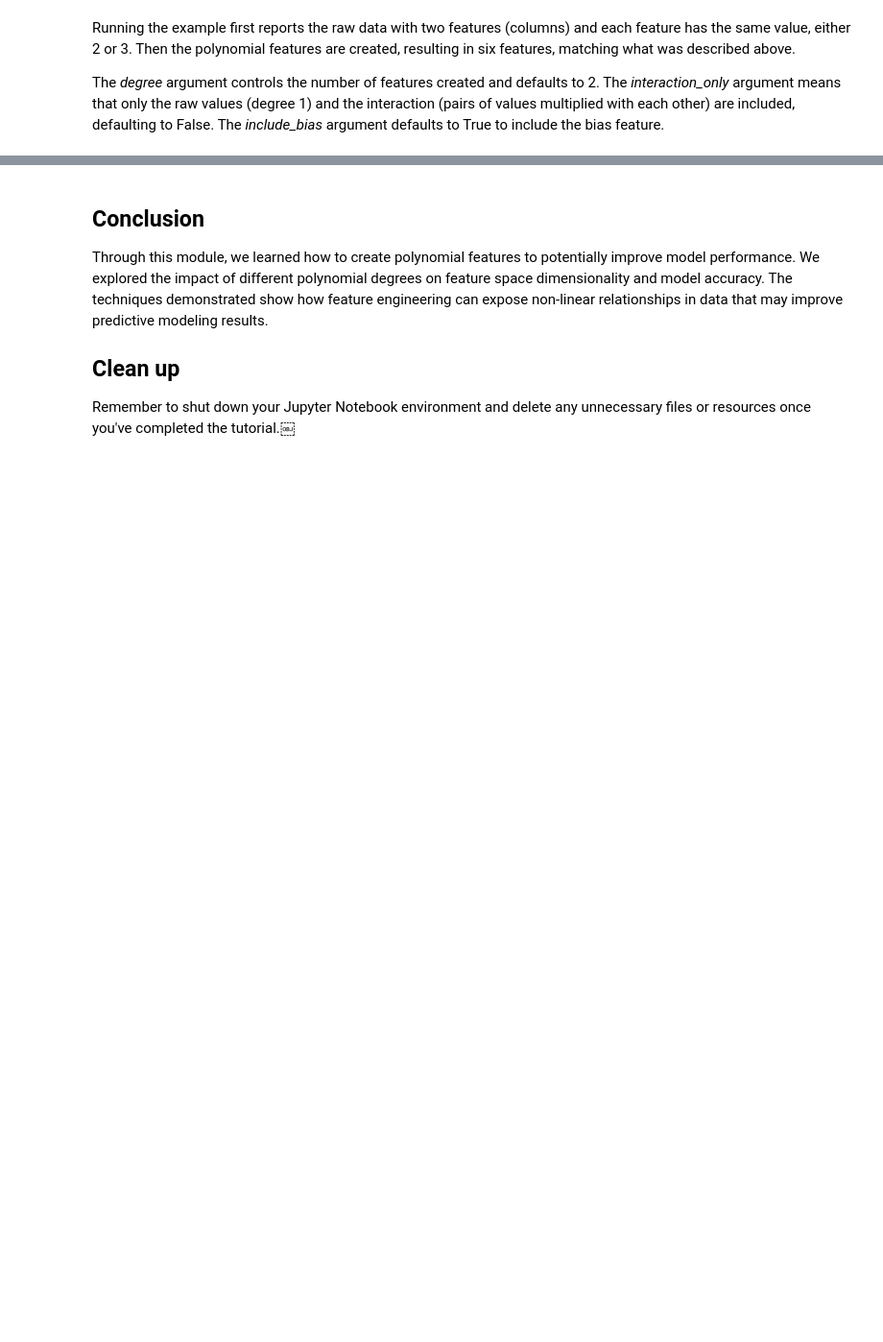
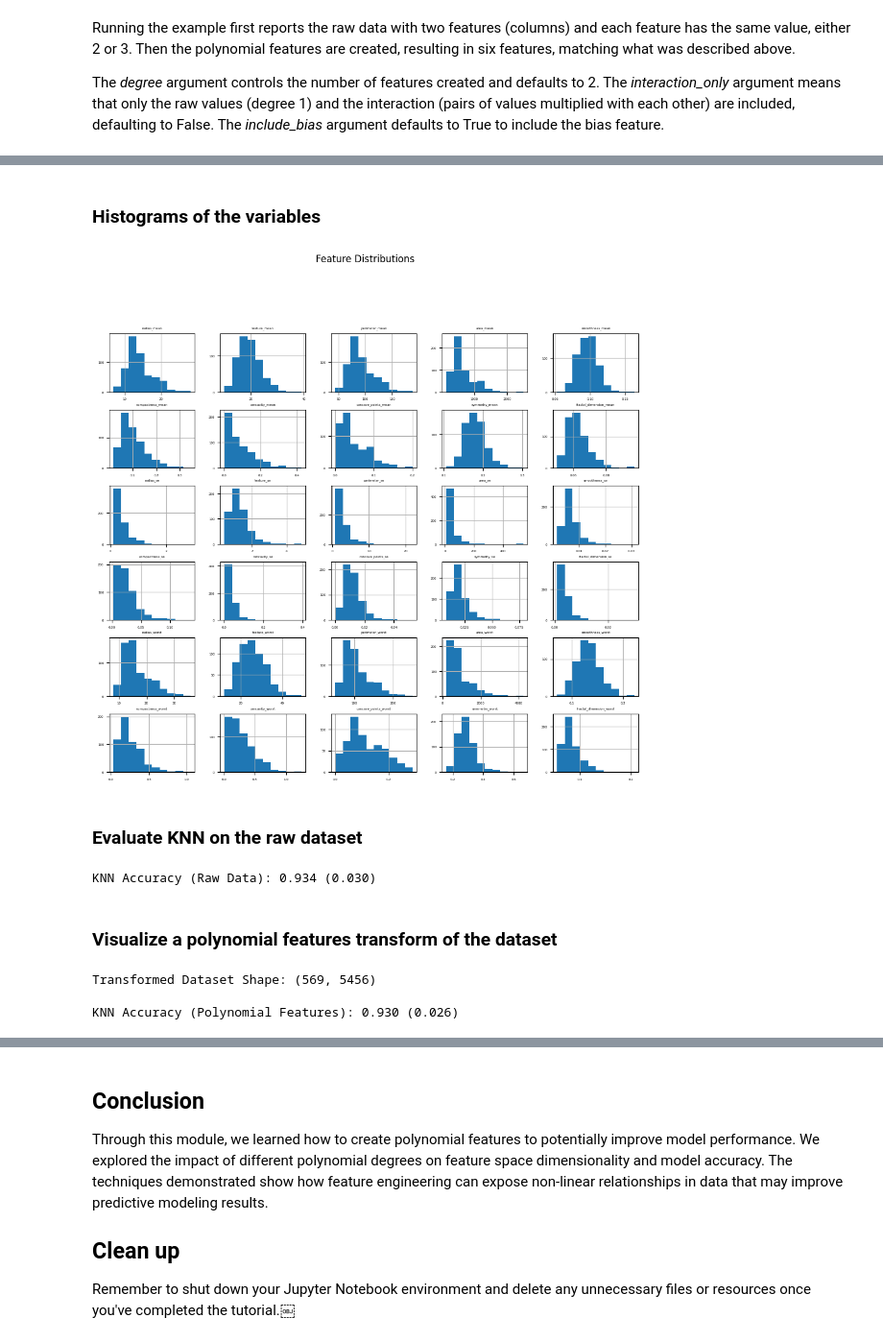
Before and after one commit to udel-cbcb/NIGMS-Sandbox-UD, a Jupyter notebook: Submodule_3/Tutorials/Submodule_3_Tutorial_7_Feature_Engineering_Derive_New_Input_Variables.ipynb, the cells around one changed output, grey strips where cells are left out. Shown at 96% size. Saved outputs shown, nothing was run; the diff lists cells and outputs as text; code cells hidden in the pictures; blank space fills up the shorter version.

Commit message:
Change the dataset and code used in Submodule 3, tutorial 4 and 7

```diff
--- a/Submodule_3/Tutorials/Submodule_3_Tutorial_7_Feature_Engineering_Derive_New_Input_Variables.ipynb
+++ b/Submodule_3/Tutorials/Submodule_3_Tutorial_7_Feature_Engineering_Derive_New_Input_Variables.ipynb
@@ -409,0 +254,67 @@ overfitting with a degree of 4.
+# %% [markdown]
+### Histograms of the variables
+# %%
+# Histograms of the variables
+# Creates histograms for all columns in the 'dataset' DataFrame starting from the third column (index 2) to the end. Sets x and y label sizes, and figure size.
+fig = dataset.iloc[:, 2:].hist(xlabelsize=4, ylabelsize=4, figsize=(12, 10))
+# Iterates through each histogram subplot in the figure and sets the title size to 4.
+[x.title.set_size(4) for x in fig.ravel()]
+# Sets the suptitle (overall title) for the entire figure to "Feature Distributions", adjusting vertical position for better layout.
+plt.suptitle("Feature Distributions", y=1.02)
+# Displays the generated histograms plot.
+plt.show()
+# %% [output]
+[figure, added]
+# %% [markdown]
+### Evaluate KNN on the raw dataset
+# %%
+# Separate into input and output columns
+X = dataset.iloc[:, 2:].values  # Features (all columns except ID and diagnosis)
+y = dataset["diagnosis"].values  # Target (M=Malignant, B=Benign)
+
+# Encode labels (M=1, B=0)
+y = LabelEncoder().fit_transform(y)
+
+# Define and configure the model
+model = KNeighborsClassifier()
+
+# Evaluate the model
+# Defines cross-validation splitting strategy using RepeatedStratifiedKFold for robust evaluation.
+cv = RepeatedStratifiedKFold(n_splits=10, n_repeats=3, random_state=1)
+# Performs cross-validation to evaluate the 'model' using features 'X' and target 'y', scoring by 'accuracy'.
+n_scores = cross_val_score(model, X, y, scoring="accuracy", cv=cv, n_jobs=-1)
+
+# Report model performance
+print("\nKNN Accuracy (Raw Data): %.3f (%.3f)" % (mean(n_scores), std(n_scores)))
+# %% [output]
+KNN Accuracy (Raw Data): 0.934 (0.030)
+# %% [markdown]
+### Visualize a polynomial features transform of the dataset
+# %%
+# Perform a polynomial features transform of the dataset
+trans = PolynomialFeatures(degree=3)
+data = trans.fit_transform(X)
+
+# Convert the array back to a dataframe
+dataset_transformed = DataFrame(data)
+
+# Summarize
+print("\nTransformed Dataset Shape:", dataset_transformed.shape)
+
+# Evaluate KNN on the dataset with polynomial features transform
+
+# Define the pipeline
+trans = PolynomialFeatures(degree=3)
+model = KNeighborsClassifier()
+pipeline = Pipeline(steps=[("t", trans), ("m", model)])
+
+# Evaluate the pipeline
+cv = RepeatedStratifiedKFold(n_splits=10, n_repeats=3, random_state=1)
+n_scores = cross_val_score(pipeline, X, y, scoring="accuracy", cv=cv, n_jobs=-1)
+
+# Report pipeline performance
+print("\nKNN Accuracy (Polynomial Features): %.3f (%.3f)" % (mean(n_scores), std(n_scores)))
+# %% [output]
+Transformed Dataset Shape: (569, 5456)
+
+KNN Accuracy (Polynomial Features): 0.930 (0.026)
```
Also changed, not shown: parts of 47 cells of this notebook, 1 other file.
